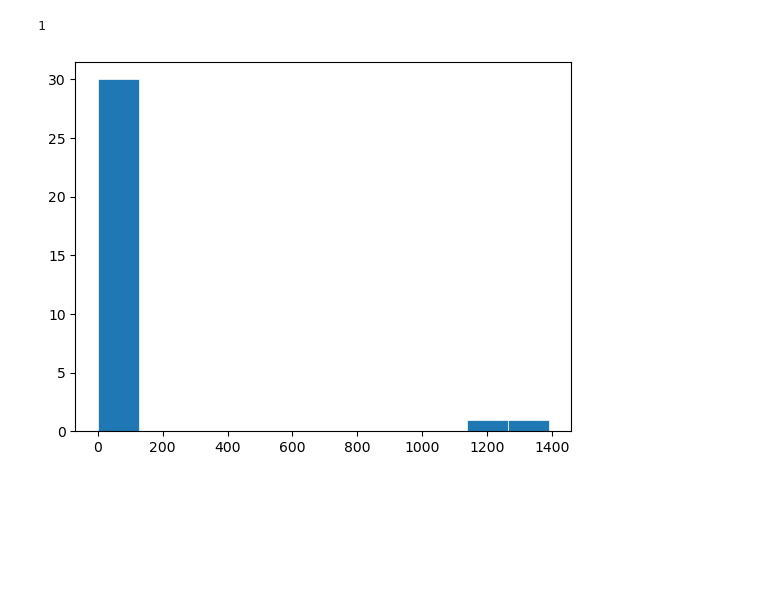
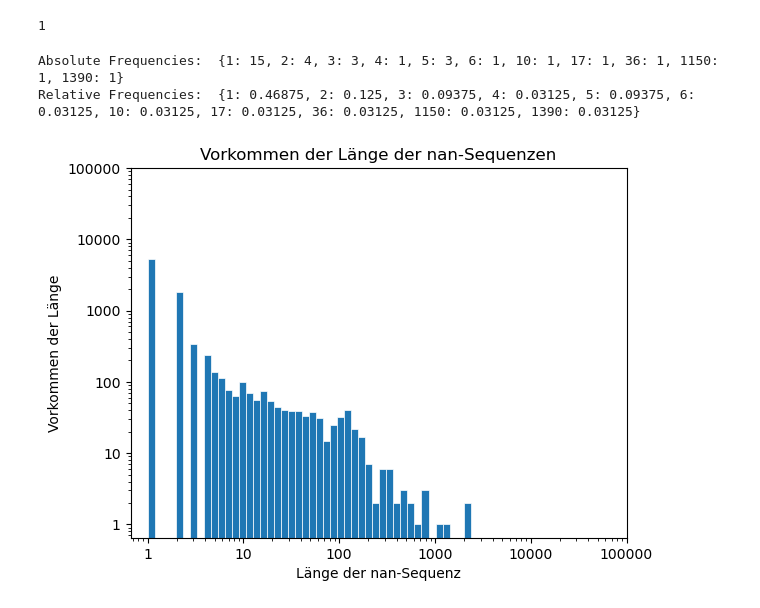
Before and after one commit to Nicholas202024/Hiwi_Code, a Jupyter notebook: statistik_nans.ipynb, the cells around one changed output. Drawn from its saved outputs; the diff is of its cells as text; code cells hidden in the pictures; blank space fills up the shorter version.

Commit message:
histogramme

```diff
--- a/statistik_nans.ipynb
+++ b/statistik_nans.ipynb
@@ -14,6 +16,7 @@ WS100_rtu_path = os.path.join(main_dir, r'WS100_ready_to_use.csv')
 WS300_rtu_path = os.path.join(main_dir, r'WS300_ready_to_use.csv')
 Raine_rtu_path = os.path.join(main_dir, r'Raine_ready_to_use.csv')
 L_pcp_rtu_path = os.path.join(main_dir, r'L_pcp_ready_to_use.csv')
+lhg_rtu_path = os.path.join(main_dir, r'lhg_rtu.csv')
 # %%
 # read data
 
@@ -29,6 +32,9 @@ Raine_rtu.index = pd.to_datetime(Raine_rtu.index, format='%Y-%m-%d %H:%M:%S') #
 
 L_pcp_rtu = pd.read_csv(L_pcp_rtu_path, sep=',', index_col=0) # , skiprows=1
 L_pcp_rtu.index = pd.to_datetime(L_pcp_rtu.index, format='%Y-%m-%d %H:%M:%S') # - pd.DateOffset(hours=1)
+# %%
+lhg_rtu = pd.read_csv(lhg_rtu_path, sep=',', index_col=0) # , skiprows=1
+lhg_rtu.index = pd.to_datetime(lhg_rtu.index, format='%Y-%m-%d %H:%M:%S') + pd.DateOffset(hours=1)
 # %%
 # # Ausreißer manuell auf np.nan setzen
 # WS100_rtu['precipitation.1'][WS100_rtu['precipitation.1'] == WS100_rtu['precipitation.1'].max()] = np.nan
@@ -266,6 +261,7 @@ def list_nan_sequences(dataframe, column, min_len):
         index_count += 1
 
     print('Count of nan sequences with min len ' + str(min_len) + ':', len(list))
+    Counter(list)
 
     return list
 # %%
@@ -309,0 +281,6 @@ from collections import Counter
+# %%
+lhg05_list = list_nan_sequences(lhg_rtu, 'lhg05', 1)
+lhg07_list = list_nan_sequences(lhg_rtu, 'lhg07', 1)
+lhg09_list = list_nan_sequences(lhg_rtu, 'lhg09', 1)
+lhg10_list = list_nan_sequences(lhg_rtu, 'lhg10', 1)
+lhg11_list = list_nan_sequences(lhg_rtu, 'lhg11', 1)
@@ -327,14 +300,3 @@ Counter({1: 15,
 counter[17]
 # %% [output]
 1
-# %%
-fig, ax = plt.subplots()
-
-ax.hist(x, bins=len(set(x)), linewidth=0.5, edgecolor="white")
-
-# ax.set(xlim=(0, 10), xticks=np.arange(1, 8),
-#        ylim=(0, 10), yticks=np.linspace(0, 56, 9))
-
-plt.show()
-# %% [output]
-[figure, removed]
@@ -340,0 +309,40 @@ plt.show()
+# %%
+absolute_frequencies = np.unique(x, return_counts=True)
+
+# Berechnen Sie die relative Häufigkeit jeder Kategorie
+relative_frequencies = absolute_frequencies[1] / len(x)
+
+print("Absolute Frequencies: ", dict(zip(absolute_frequencies[0], absolute_frequencies[1])))
+print("Relative Frequencies: ", dict(zip(absolute_frequencies[0], relative_frequencies)))
+# %% [output]
+Absolute Frequencies:  {1: 15, 2: 4, 3: 3, 4: 1, 5: 3, 6: 1, 10: 1, 17: 1, 36: 1, 1150: 1, 1390: 1}
+Relative Frequencies:  {1: 0.46875, 2: 0.125, 3: 0.09375, 4: 0.03125, 5: 0.09375, 6: 0.03125, 10: 0.03125, 17: 0.03125, 36: 0.03125, 1150: 0.03125, 1390: 0.03125}
+# %%
+fig, ax = plt.subplots()
+
+station = lhg05_list
+
+absolute_frequencies = np.unique(station, return_counts=True)
+
+bins = np.logspace(np.log10(min(station)), np.log10(max(station)), num=50)
+
+ax.hist(station, bins=bins, linewidth=0.5, edgecolor="white")
+
+plt.xscale('log')
+ticks = [10**i for i in range(6)]  # Erzeugt eine Liste [1, 10, 100, 1000]
+plt.xticks(ticks, labels=ticks)  # Setzt die x-Achsenwerte und -Beschriftungen
+
+plt.yscale('log')
+ticks = [10**i for i in range(6)]  # Erzeugt eine Liste [1, 10, 100, 1000]
+plt.yticks(ticks, labels=ticks)  # Setzt die x-Achsenwerte und -Beschriftungen
+
+# ax.set(xlim=(0, max(absolute_frequencies[0])),
+#        ylim=(0, max(absolute_frequencies[1])))
+
+plt.xlabel('Länge der nan-Sequenz')
+plt.ylabel('Vorkommen der Länge')
+plt.title('Vorkommen der Länge der nan-Sequenzen')
+
+plt.show()
+# %% [output]
+[figure, added]
```
Also changed, not shown: parts of 28 cells of this notebook.
